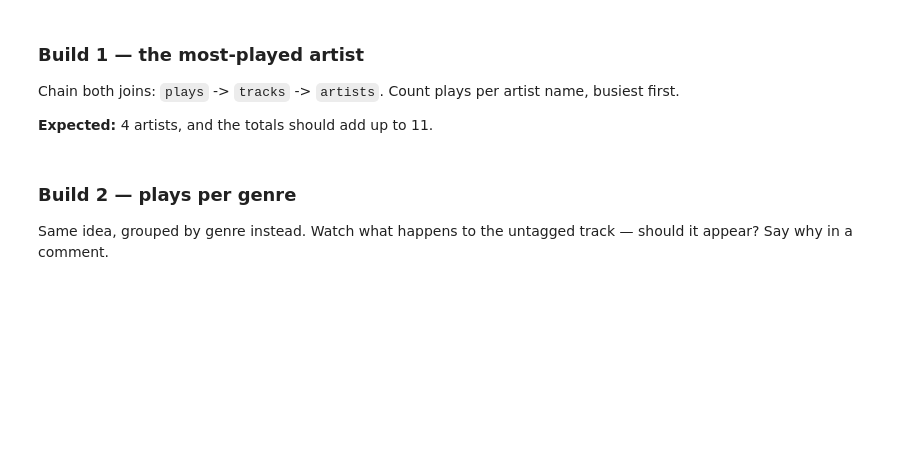
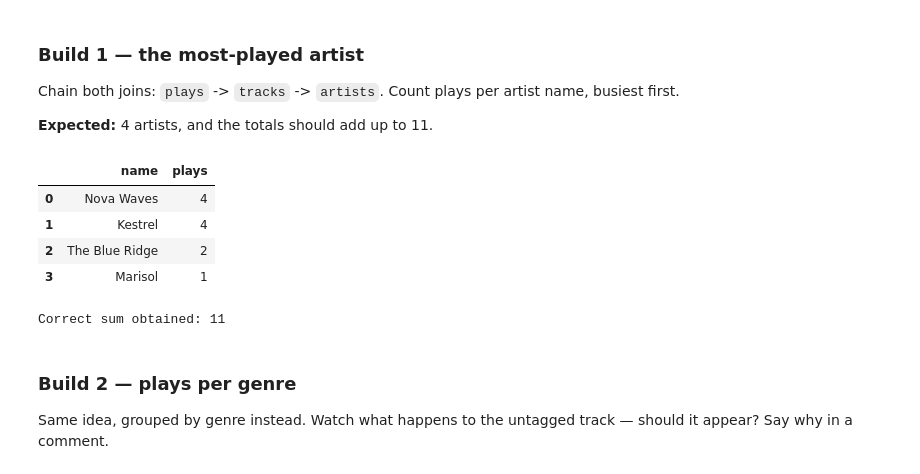
Before and after one commit to derekhatherley/ds2002-fa26, a Jupyter notebook: 2026_09_09_—_SQLite_Joins_and_Grouping_—_Studio.ipynb, the cells around one changed output. Saved outputs shown, nothing was run; the diff lists cells and outputs as text; code cells hidden in the pictures; blank space fills up the shorter version.

```diff
--- a/2026_09_09_—_SQLite_Joins_and_Grouping_—_Studio.ipynb
+++ b/2026_09_09_—_SQLite_Joins_and_Grouping_—_Studio.ipynb
@@ -223,13 +264,33 @@ Chain both joins: `plays` -> `tracks` -> `artists`. Count plays per artist name,
 # %%
 # TODO: SELECT a.name, COUNT(*) AS plays
 #       FROM plays p JOIN tracks t ON ... JOIN artists a ON ...
 #       GROUP BY a.name ORDER BY plays DESC
-q('''
-
+mp_artist = q('''
+SELECT a.name, COUNT(*) AS plays
+FROM plays p
+JOIN tracks t ON p.track_id = t.track_id
+JOIN artists a ON t.artist_id = a.artist_id
+GROUP BY a.name
+ORDER BY plays DESC
 ''')
+mp_artist
+# %% [output]
+|  | name | plays |
+| 0 | Nova Waves | 4 |
+| 1 | Kestrel | 4 |
+| 2 | The Blue Ridge | 2 |
+| 3 | Marisol | 1 |
 # %%
 # Validate: does your result account for all 11 plays?
 # TODO: sum the plays column of your result and compare to 11
+
+sum = mp_artist['plays'].sum()
+if sum == 11:
+  print('Correct sum obtained:', sum)
+else:
+  print('Incorrect sum obtained:', sum)
+# %% [output]
+Correct sum obtained: 11
 # %% [markdown]
 ### Build 2 — plays per genre
 
```
Also changed, not shown: parts of 14 cells of this notebook.
